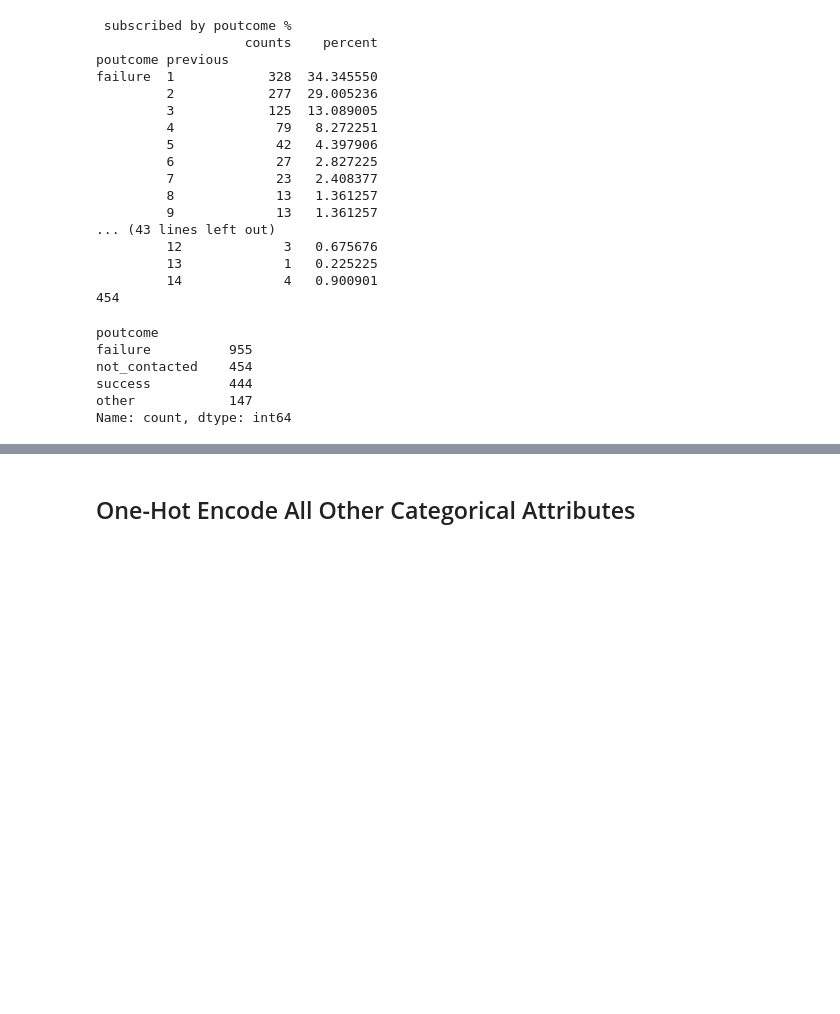
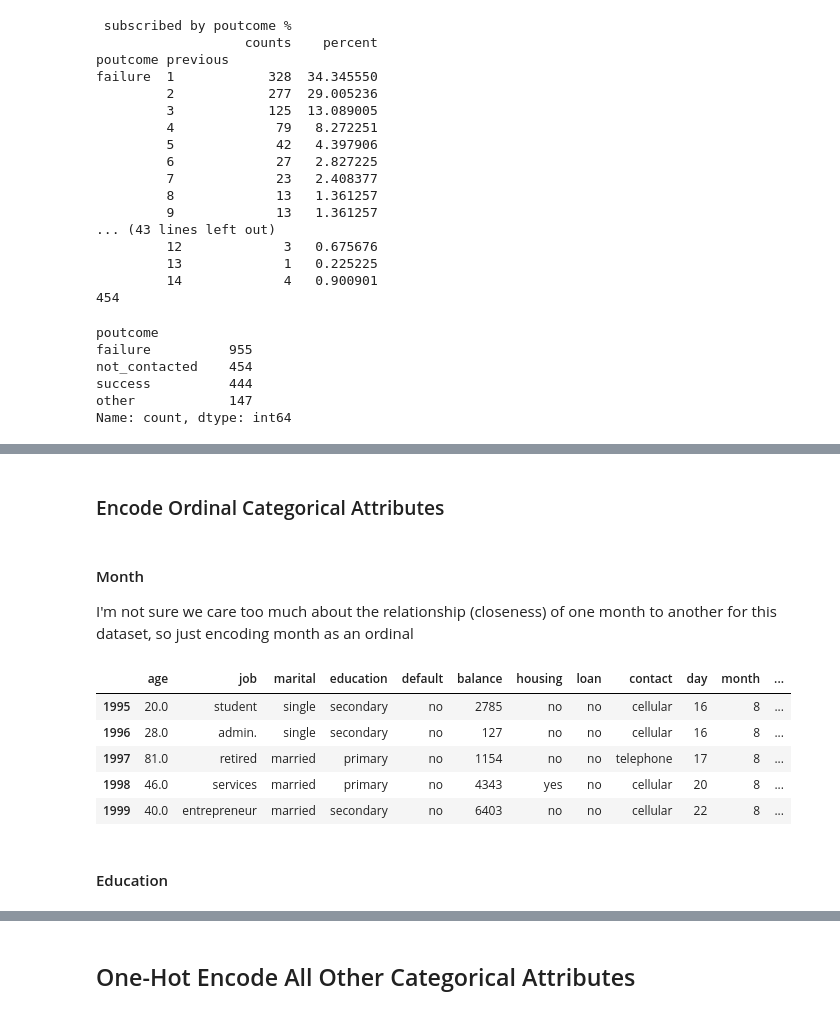
Before and after one commit to qaz73/ULAssignment-1, a Jupyter notebook: etivity1.ipynb, the cells around one changed output, grey strips where cells are left out. Drawn from its saved outputs; the diff is of its cells as text; code cells hidden in the pictures; blank space fills up the shorter version.

```diff
--- a/etivity1.ipynb
+++ b/etivity1.ipynb
@@ -953,0 +928,9 @@ These are job, education, poutcome and contact
+# %%
+# 104 missing out of 2000, lets replace with the most frequent value
+mode_value = df['education'].mode()[0];
+print(mode_value)
+
+
+df['education'] = df['education'].fillna(mode_value)
+# check to ensure updated
+print_value_counts_for_attr(df, 'education')
@@ -953,0 +957,8 @@ These are job, education, poutcome and contact
+# %%
+# 191 missing out of 2000, lets replace with the most frequent value
+mode_value = df['contact'].mode()[0];
+print('Contact Mode = ' +mode_value)
+
+df['contact'] = df['contact'].fillna(mode_value)
+# check to ensure updated
+print_value_counts_for_attr(df, 'contact')
@@ -1004,0 +1090,31 @@ Name: count, dtype: int64
+# %% [markdown]
+### Encode Ordinal Categorical Attributes
+# %% [markdown]
+#### Month
+I'm not sure we care too much about the relationship (closeness) of one month to another for this dataset, so just encoding month as an ordinal
+# %%
+scale_mapper = {
+"jan":0,
+"feb":1,
+"mar":2,
+"apr":3,
+"may":4,
+"jun":5,
+"jul":6,
+"aug":7,
+"sep":8,
+"oct":9,
+"nov":10,
+"dec":11}
+
+df['month'] = df['month'].replace(scale_mapper)
+df.tail()
+# %% [output]
+|  | age | job | marital | education | default | balance | housing | loan | contact | day | month | ... |
+| 1995 | 20.0 | student | single | secondary | no | 2785 | no | no | cellular | 16 | 8 | ... |
+| 1996 | 28.0 | admin. | single | secondary | no | 127 | no | no | cellular | 16 | 8 | ... |
+| 1997 | 81.0 | retired | married | primary | no | 1154 | no | no | telephone | 17 | 8 | ... |
+| 1998 | 46.0 | services | married | primary | no | 4343 | yes | no | cellular | 20 | 8 | ... |
+| 1999 | 40.0 | entrepreneur | married | secondary | no | 6403 | no | no | cellular | 22 | 8 | ... |
+# %% [markdown]
+#### Education
```
Also changed, not shown: parts of 35 cells of this notebook.
